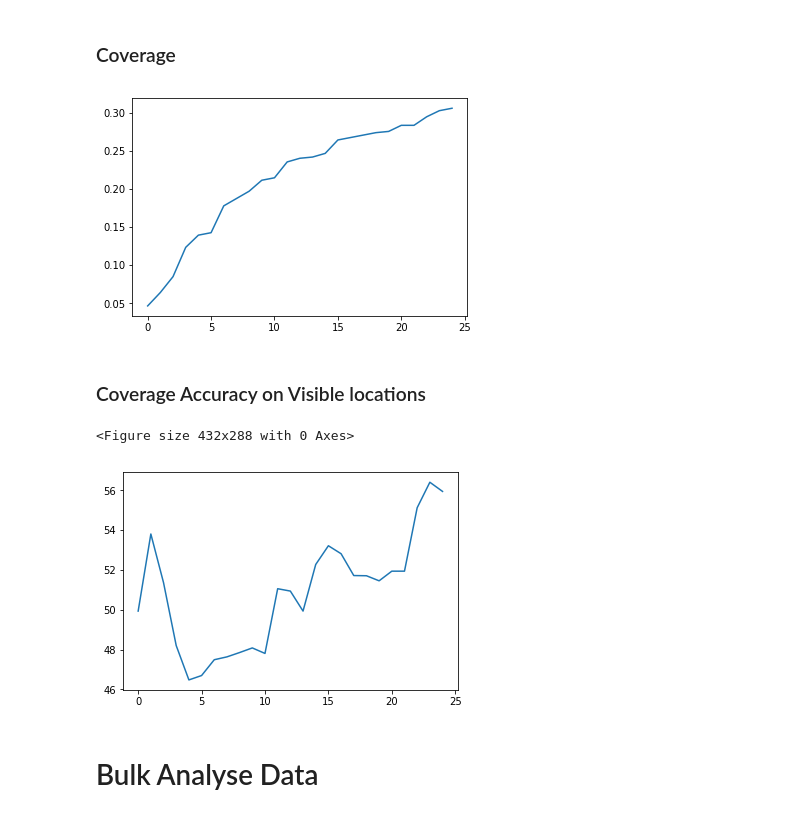
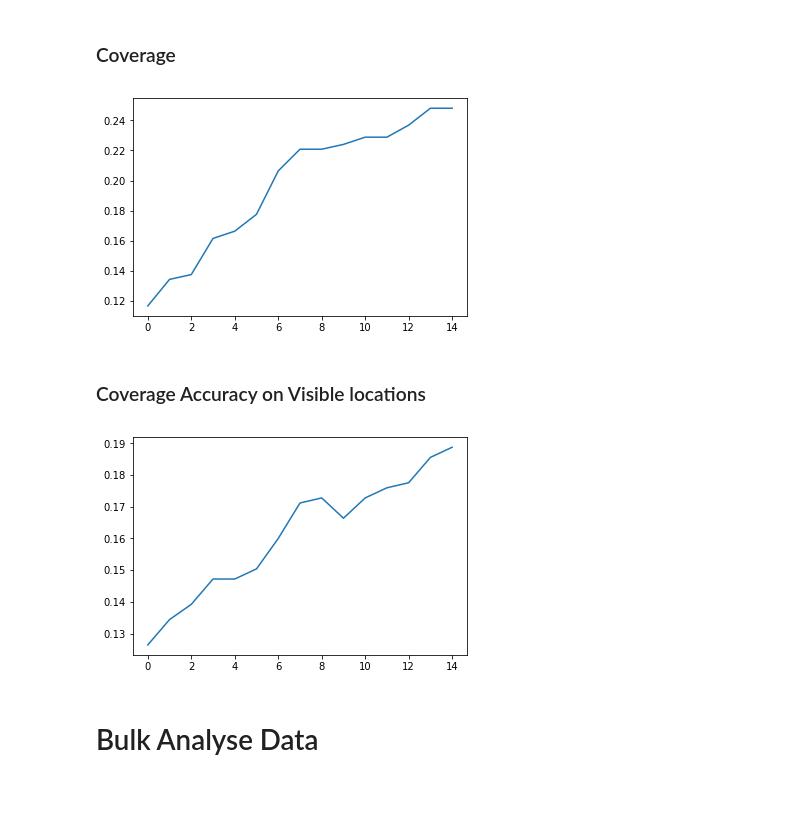
Before and after one commit to mhl787156/RomiExperiments, a Jupyter notebook: scripts/analyseData.ipynb, the cells around one changed output. Saved outputs shown, nothing was run; the diff lists cells and outputs as text; code cells hidden in the pictures.

```diff
--- a/scripts/analyseData.ipynb
+++ b/scripts/analyseData.ipynb
@@ -21,5 +21,8 @@ with open(mapfile, 'r') as f:
         l = l.replace('\\', '0')
         truemap.append(np.array(l.split(), dtype=np.int32))
 truemap = np.array(truemap)
+truemap = np.rot90(truemap, 3)
+truemap = np.flipud(truemap)
 truemap
+# truemap
 # %% [output]
@@ -48,6 +64,6 @@ datafolders = os.listdir(datapath)
 # %%
 
-currdatapath = os.path.join(datapath, datafolders[3]) # <- just read in one set
+currdatapath = os.path.join(datapath, datafolders[4]) # <- just read in one set
 datafiles = os.listdir(currdatapath)
 mapfile = os.path.join(currdatapath, 'map.map')
 
@@ -101,33 +137,50 @@ def coverage(mapstime):
     res = []
     for tmp in mapstime.copy():
         map_size = tmp.size
-        covered = tmp[tmp > 0].shape[0]
+        covered = tmp[tmp >= 0].shape[0]
         res.append(covered/map_size)
     return np.array(res)
 plt.figure()
 plt.plot(coverage(mapstime))
 plt.show()
 # %% [output]
-[figure, old version]
+[figure, new version]
 # %% [markdown]
 ### Coverage Accuracy on Visible locations
 # %%
 def coverage_accuracy(mapstime, truemap):
     tmp = mapstime.copy()
     res = []
     for tmp in mapstime:
         tmp[tmp > 100] -= 100
-        seen_locs = np.where(tmp > 0)
+        seen_locs = np.where(tmp >= 0)
         diff = tmp[seen_locs] - truemap[seen_locs]
-        rmse = np.sqrt(np.mean(diff * diff))
+        rmse = np.sqrt(np.mean(diff * diff)) / 63
         res.append(rmse)
     return np.array(res)
+
+def coverage_accuracy_threshold(mapstime, thresh, truemap):
+    tmp = mapstime.copy()
+    res = []
+    for tmp in mapstime:
+        tmp[tmp > 100] -= 100
+        seen_locs = np.where(tmp>= 0)
+
+        seen_map_size = tmp[tmp>=0].shape[0]
+
+        tmp[tmp >= thresh] = 63
+        tmp[tmp < thresh] = 0
+        diff = tmp[seen_locs] - truemap[seen_locs]
+        cnt = np.count_nonzero(diff)
+        res.append(cnt/seen_map_size)
+    return np.array(res)
+
+
 plt.figure()
-plt.plot(coverage_accuracy(mapstime, truemap))
+plt.plot(coverage_accuracy_threshold(mapstime, 48, truemap))
 plt.show()
 # %% [output]
-<Figure size 432x288 with 0 Axes>
-[figure, old version]
+[figure, new version]
 # %% [markdown]
 # Bulk Analyse Data
 # %%
```
Also changed, not shown: parts of 13 cells of this notebook, 49 other files.
